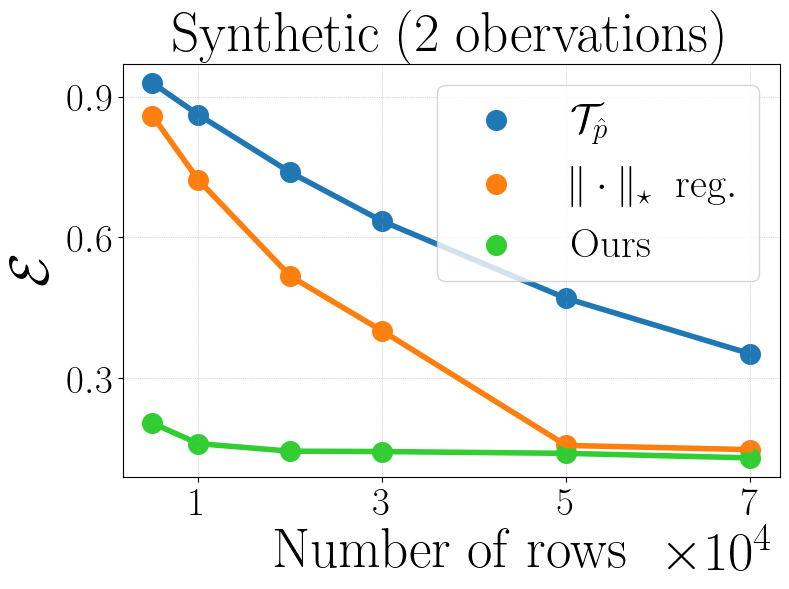
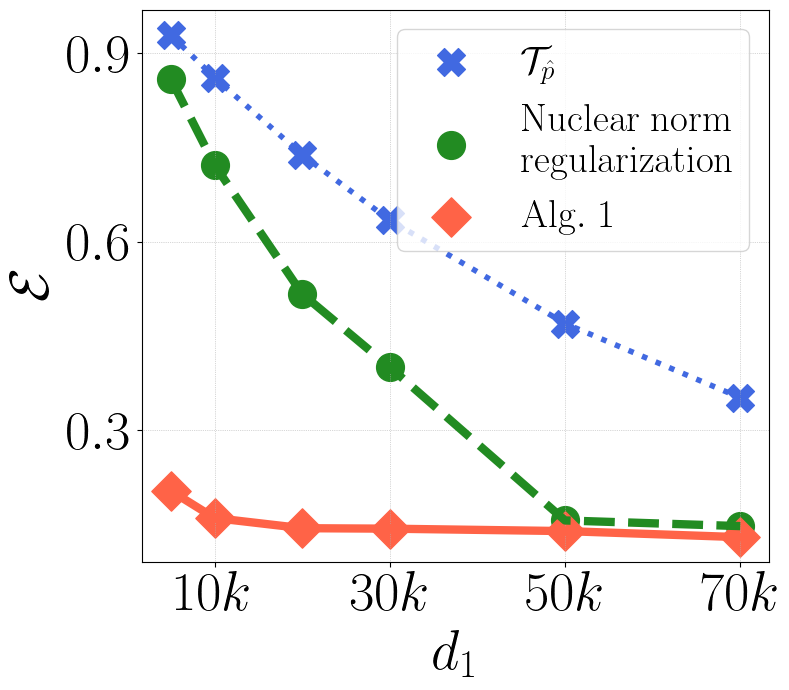
The notebook cell's code change between the first figure and the second:
--- before
+++ after
@@ -1,4 +1,4 @@
 # observed entries
-title = r'$\mathrm{Synthetic~(2~obervations)}$'
+# title = r'$\mathrm{Synthetic~(2~obervations)}$'
 X = results['user_list']
 xticks = [10000,  30000, 50000, 70000]
@@ -27,36 +27,38 @@
 rmse_mean = results['rmse_mean']
 rmse_std = results['rmse_std'] 
-plt.figure(figsize=(8,6))
-
+plt.figure(figsize=(8,7))
+enhance = ob2_rmse_mean / rmse_mean
+enhance = rmse_mean / ob2_rmse_mean
+print(enhance.mean())
 print(ob2_err_mean)
 print(err_mean)
 #plt.plot(X, original_err_mean, lw=4, label=r"$\tilde{M}^T\tilde{M}$")
 #plt.plot(X, T_prob_err_mean, lw=4, label=r"$T_{\mathrm{prob}}$")
-plt.plot(X, T_freq_err_mean, lw=4)
+plt.plot(X, T_freq_err_mean, lw=4, color='royalblue',ls="dotted" )
 #plt.plot(X, SVD_T_err_mean, lw=4, label=r"$\mathcal{T}_\mathrm{freq}$")
 #plt.plot(X, X_original_err_mean, lw=4, label=r"$X_{\tilde{M}^T\tilde{M}}$")
-plt.plot(X, ob2_err_mean, lw=4)
-plt.plot(X, err_mean, color='limegreen',lw=4)
+plt.plot(X, ob2_err_mean, lw=6, color='forestgreen', ls="dashed")
+plt.plot(X, err_mean, color='tomato',lw=6)
 
-plt.scatter(X, T_freq_err_mean, s=200, label=r"$\mathcal{T}_{\hat{p}}$")
+plt.scatter(X, T_freq_err_mean, s=400, color='royalblue', label=r"$\mathcal{T}_{\hat{p}}$", marker="X")
 #plt.plot(X, X_original_err_mean, lw=4, label=r"$X_{\tilde{M}^T\tilde{M}}$")
-plt.scatter(X, ob2_err_mean, s=200, label=r"$\|\cdot\|_\star~~\mathrm{reg.}$")
-plt.scatter(X, err_mean, s=200, color='limegreen', label=r"$\mathrm{Ours}$")
+plt.scatter(X, ob2_err_mean, s=400, color='forestgreen', label=r"$\mathrm{Nuclear~norm}$"+"\n"+r"$\mathrm{regularization}$")
+plt.scatter(X, err_mean, s=400, color='tomato', label=r"$\mathrm{Alg.~1}$", marker="D")
 
 
 #plt.legend(fontsize=20, loc='upper left',bbox_to_anchor=(0, 1.02, 1, 0.2), mode="expand", ncol=5)
-plt.legend(fontsize=30, loc='upper right')
-plt.title(title, fontsize=40)
+plt.legend(fontsize=28, loc='upper right')
+# plt.title(title, fontsize=40)
 
-plt.xlabel(r"$\mathrm{Number~of~rows}$", fontsize=40)
+plt.xlabel(r"$d_1$", fontsize=40)
 plt.ylabel(r"$\mathcal{E}$", fontsize=40)
 
-plt.xticks(xticks,fontsize=28)
-plt.yticks(fontsize=28)
+plt.xticks(xticks, [r"$10k$", r"$30k$", r"$50k$", r"$70k$"], fontsize=40)
+plt.yticks(fontsize=40)
 formatter = ScalarFormatter(useMathText=True)
 formatter.set_powerlimits((4, 4))
 
-plt.ticklabel_format(style='sci', axis='x', scilimits=(4, 4))
-plt.gca().xaxis.get_offset_text().set_fontsize(40) 
+# plt.ticklabel_format(style='sci', axis='x', scilimits=(4, 4))
+# plt.gca().xaxis.get_offset_text().set_fontsize(40) 
 
 plt.gca().yaxis.set_major_locator(MaxNLocator(3))

Commit: plots